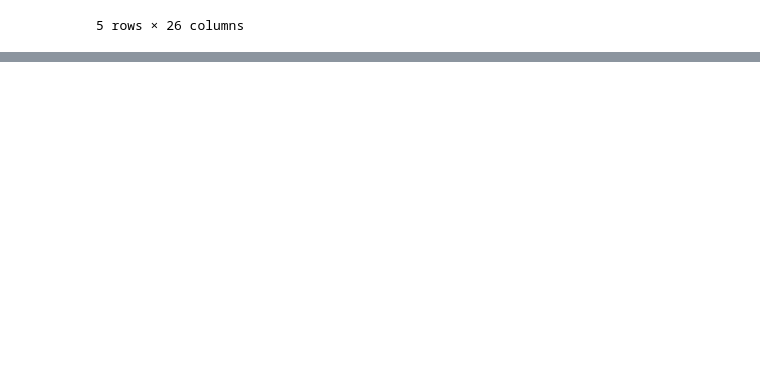
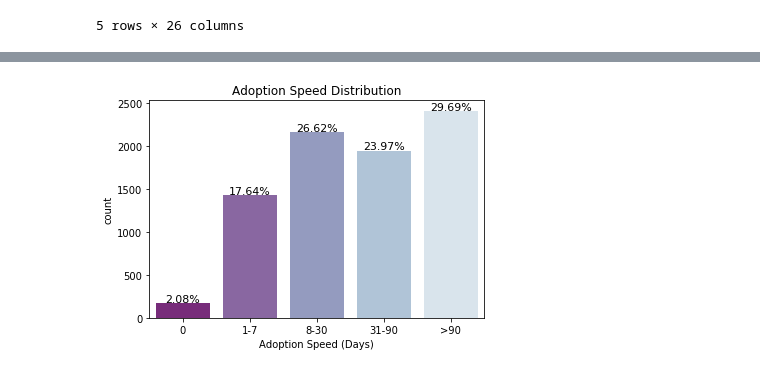
Before and after one commit to CJEJansson/Springboard_Projects, a Jupyter notebook: Capstone 1/2. Data_Storytelling/Data_Storytelling.ipynb, the cells around one changed output, grey strips where cells are left out. Saved outputs shown, nothing was run; the diff lists cells and outputs as text; code cells hidden in the pictures; blank space fills up the shorter version.

```diff
--- a/Capstone 1/2. Data_Storytelling/Data_Storytelling.ipynb
+++ b/Capstone 1/2. Data_Storytelling/Data_Storytelling.ipynb
@@ -207,3 +203,7 @@ dog_data.head()
 # %%
 #Export Data to CSV for later use, if needed
 dog_data.to_csv(r'tidy_data/dog_data_WLStage.csv',index=False)
+# %%
+#Split into 3 data sets, test, train, and dog data as a whole, for ease of analysis
+dogs_train = dog_data[dog_data.AdoptionSpeed.notnull()]
+dogs_test = dog_data[dog_data.AdoptionSpeed.isnull()]
@@ -209,0 +233,15 @@ dog_data.to_csv(r'tidy_data/dog_data_WLStage.csv',index=False)
+# %%
+plt.figure()
+c = sns.countplot(x='AdoptionSpeed', data=dogs_train, palette= 'BuPu_r')
+plt.xticks([0,1,2,3,4], adptspeed.AdoptionSpeed)
+plt.xlabel('Adoption Speed (Days)')
+plt.title ('Adoption Speed Distribution')
+
+#Add percentages above columns
+ax=c.axes
+for p in ax.patches:
+     ax.annotate(f"{p.get_height() * 100 / dogs_train.shape[0]:.2f}%", (p.get_x() + p.get_width() / 2., p.get_height()),
+         ha='center', va='center', fontsize=11, color='k', rotation=0, xytext=(0, 4),
+         textcoords='offset points')
+# %% [output]
+[figure, added]
```
Also changed, not shown: parts of 49 cells of this notebook, 12 other files.
